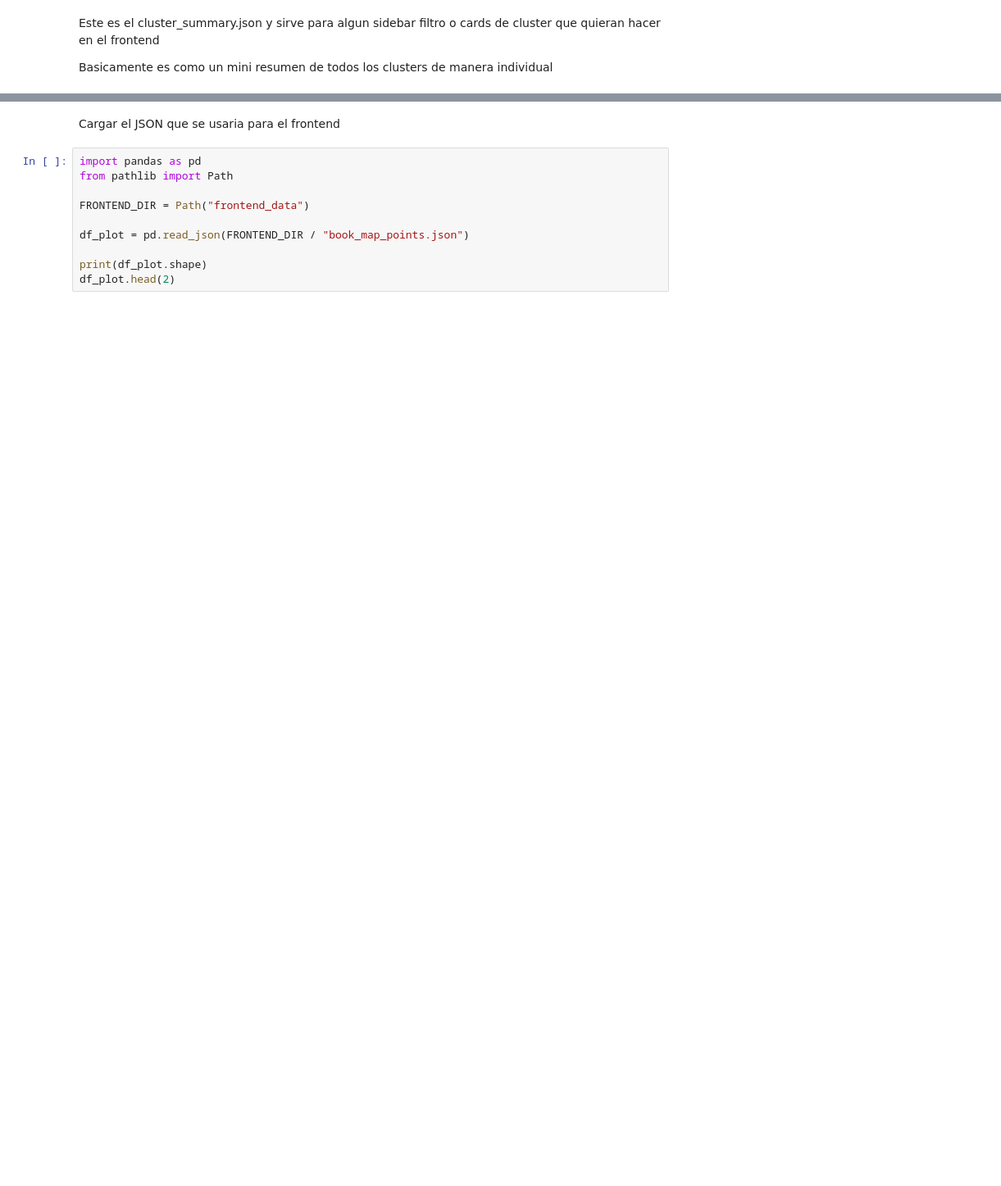
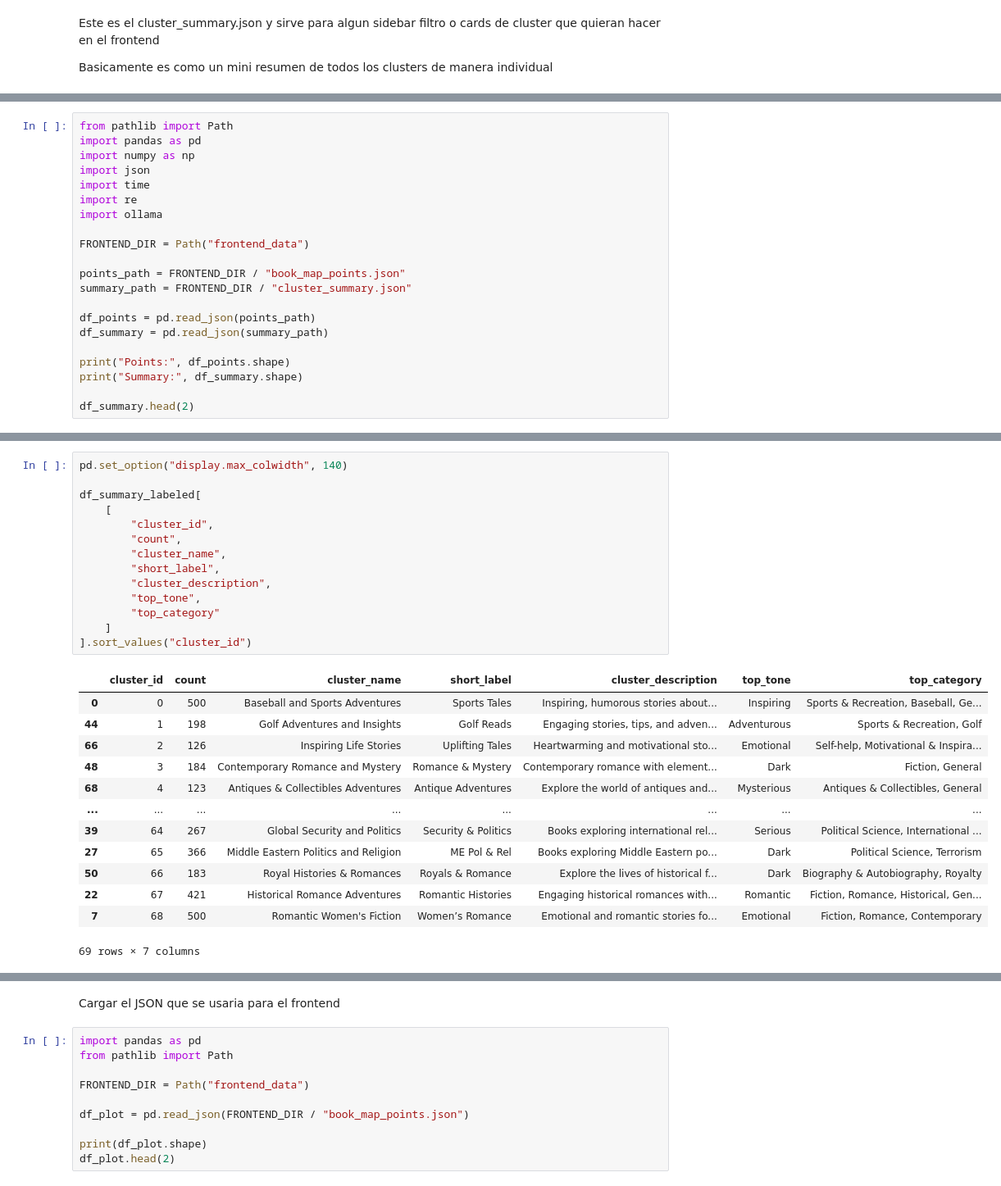
Before and after one commit to HiramZ04/Cal-State-UMAP_Clustering, a Jupyter notebook: Final_Notebook.ipynb, the cells around one changed output, grey strips where cells are left out. Shown at 82% size. Cells and saved outputs as stored; diff of their text form; blank space fills up the shorter version.

```diff
--- a/Final_Notebook.ipynb
+++ b/Final_Notebook.ipynb
@@ -1125,0 +1261,21 @@ Saved: frontend_data\cluster_summary.json
+# %%
+from pathlib import Path
+import pandas as pd
+import numpy as np
+import json
+import time
+import re
+import ollama
+
+FRONTEND_DIR = Path("frontend_data")
+
+points_path = FRONTEND_DIR / "book_map_points.json"
+summary_path = FRONTEND_DIR / "cluster_summary.json"
+
+df_points = pd.read_json(points_path)
+df_summary = pd.read_json(summary_path)
+
+print("Points:", df_points.shape)
+print("Summary:", df_summary.shape)
+
+df_summary.head(2)
@@ -1126 +1733,29 @@ Saved: frontend_data\cluster_summary.json
+# %%
+pd.set_option("display.max_colwidth", 140)
+
+df_summary_labeled[
+    [
+        "cluster_id",
+        "count",
+        "cluster_name",
+        "short_label",
+        "cluster_description",
+        "top_tone",
+        "top_category"
+    ]
+].sort_values("cluster_id")
+# %% [output]
+|  | cluster_id | count | cluster_name | short_label | cluster_description | top_tone | top_category |
+| 0 | 0 | 500 | Baseball and Sports Adventures | Sports Tales | Inspiring, humorous stories about... | Inspiring | Sports & Recreation, Baseball, Ge... |
+| 44 | 1 | 198 | Golf Adventures and Insights | Golf Reads | Engaging stories, tips, and adven... | Adventurous | Sports & Recreation, Golf |
+| 66 | 2 | 126 | Inspiring Life Stories | Uplifting Tales | Heartwarming and motivational sto... | Emotional | Self-help, Motivational & Inspira... |
+| 48 | 3 | 184 | Contemporary Romance and Mystery | Romance & Mystery | Contemporary romance with element... | Dark | Fiction, General |
+| 68 | 4 | 123 | Antiques & Collectibles Adventures | Antique Adventures | Explore the world of antiques and... | Mysterious | Antiques & Collectibles, General |
+| ... | ... | ... | ... | ... | ... | ... | ... |
+| 39 | 64 | 267 | Global Security and Politics | Security & Politics | Books exploring international rel... | Serious | Political Science, International ... |
+| 27 | 65 | 366 | Middle Eastern Politics and Religion | ME Pol & Rel | Books exploring Middle Eastern po... | Dark | Political Science, Terrorism |
+| 50 | 66 | 183 | Royal Histories & Romances | Royals & Romance | Explore the lives of historical f... | Dark | Biography & Autobiography, Royalty |
+| 22 | 67 | 421 | Historical Romance Adventures | Romantic Histories | Engaging historical romances with... | Romantic | Fiction, Romance, Historical, Gen... |
+| 7 | 68 | 500 | Romantic Women's Fiction | Women’s Romance | Emotional and romantic stories fo... | Emotional | Fiction, Romance, Contemporary |
+69 rows × 7 columns
 # %% [markdown]
```
Also changed, not shown: parts of 24 cells of this notebook, 4 other files.
